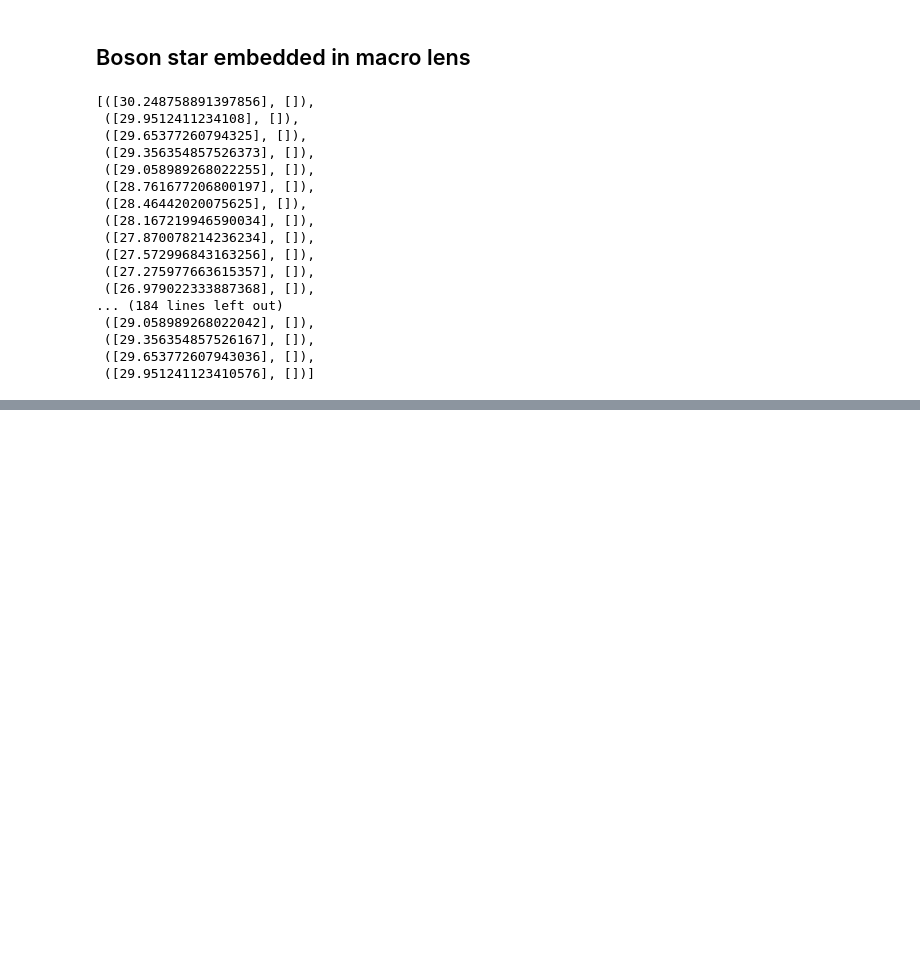
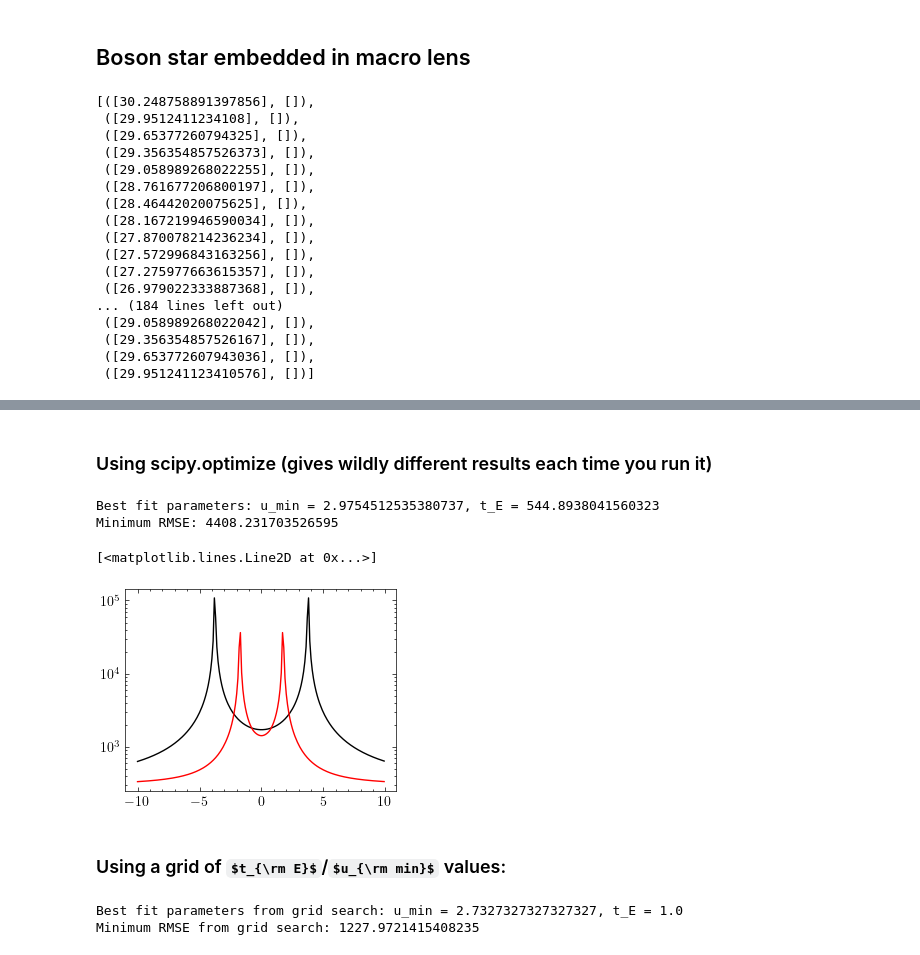
Before and after one commit to bencrossey/microcaustics_EDOs, a Jupyter notebook: lightcurve_comparison.ipynb, the cells around one changed output, grey strips where cells are left out. Saved outputs shown, nothing was run; the diff lists cells and outputs as text; code cells hidden in the pictures; some formulas as TeX source; blank space fills up the shorter version.

```diff
--- a/lightcurve_comparison.ipynb
+++ b/lightcurve_comparison.ipynb
@@ -270,0 +294,2 @@ plt.savefig('/home/bcrossey/Documents/Microlensing/Code/Microcaustics_EDOs/light
+# %% [markdown]
+### Using scipy.optimize (gives wildly different results each time you run it)
@@ -270,0 +299,52 @@ plt.savefig('/home/bcrossey/Documents/Microlensing/Code/Microcaustics_EDOs/light
+# %%
+def cost_function(params, timestamps, mags_true):
+    u_min_, t_E_ = params
+    mags_pred = pl_total_mag(timestamps, u_min_, t_E_)
+    return mean_squared_error(mags_true, mags_pred)
+
+bounds = [(0,10), (0.01,1000)]
+
+result = differential_evolution(cost_function, bounds, args=(timestamps, magnifications_tm_20))
+
+best_params = result.x
+print(f"Best fit parameters: u_min = {best_params[0]}, t_E = {best_params[1]}")
+
+min_rse = np.sqrt(result.fun)
+print(f"Minimum RMSE: {min_rse}")
+# %% [output]
+Best fit parameters: u_min = 2.9754512535380737, t_E = 544.8938041560323
+Minimum RMSE: 4408.231703526595
+# %%
+plt.plot(timestamps, pl_total_mag(timestamps,best_params[0],best_params[0]), color = 'black', label = 'Point Lens')
+plt.yscale('log')
+plt.plot(timestamps, magnifications_tm_20, color = 'red', label = r'$\tau_m = 20$')
+# %% [output]
+[<matplotlib.lines.Line2D at 0x...>]
+[figure, added]
+# %% [markdown]
+### Using a grid of $t_{\rm E}$/$u_{\rm min}$ values:
+# %%
+u_min_values = np.linspace(0, 10, num = 1000)
+t_E_values = np.linspace(1, 1000, num= 1000)
+
+best_rmse = np.inf
+best_u_min = None
+best_t_E = None
+
+rmse_grid = np.zeros((len(u_min_values), len(t_E_values)))
+
+for i, u_min_ in enumerate(u_min_values):
+    for j, t_E_ in enumerate(t_E_values):
+        mags_pred = pl_total_mag(timestamps, u_min_, t_E_)
+        rmse = np.sqrt(mean_squared_error(magnifications_tm_20, mags_pred))
+        rmse_grid[i, j] = rmse
+        if rmse < best_rmse:
+            best_rmse = rmse
+            best_u_min = u_min_
+            best_t_E = t_E_
+
+print(f"Best fit parameters from grid search: u_min = {best_u_min}, t_E = {best_t_E}")
+print(f"Minimum RMSE from grid search: {best_rmse}")
+# %% [output]
+Best fit parameters from grid search: u_min = 2.7327327327327327, t_E = 1.0
+Minimum RMSE from grid search: 1227.9721415408235
```
Also changed, not shown: parts of 20 cells of this notebook, 3 other files.
